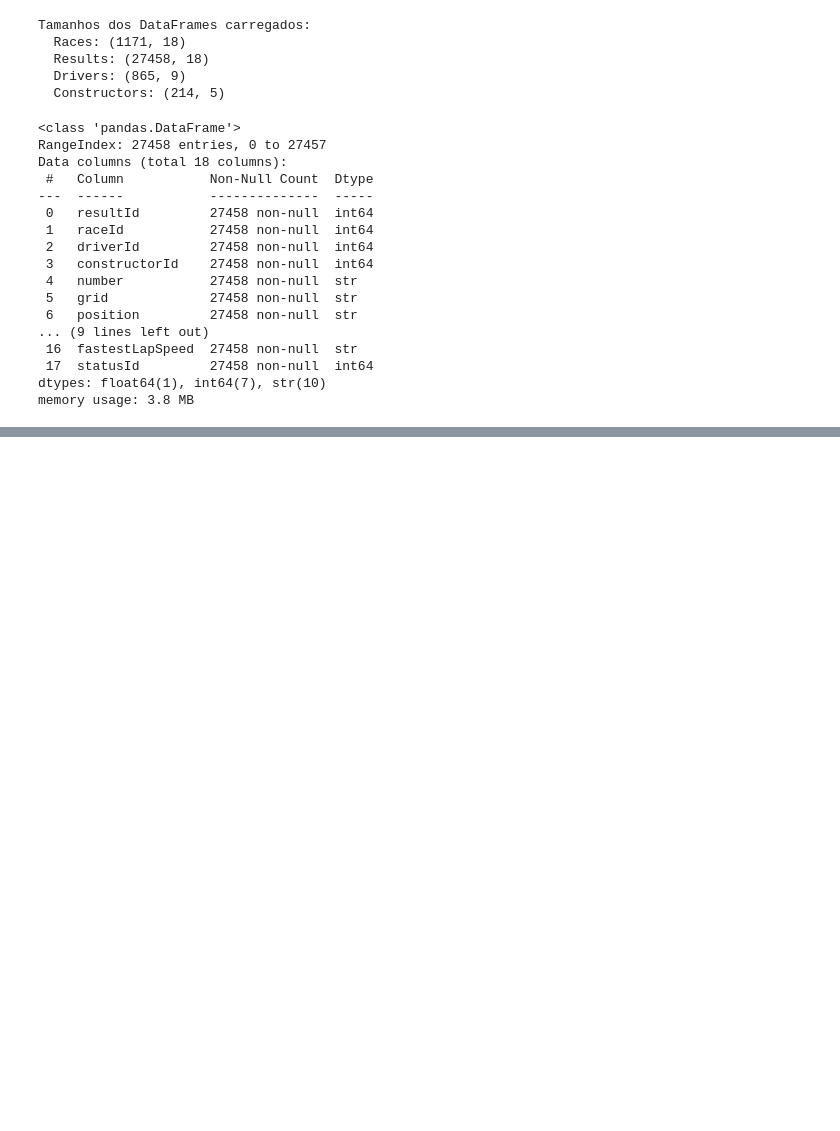
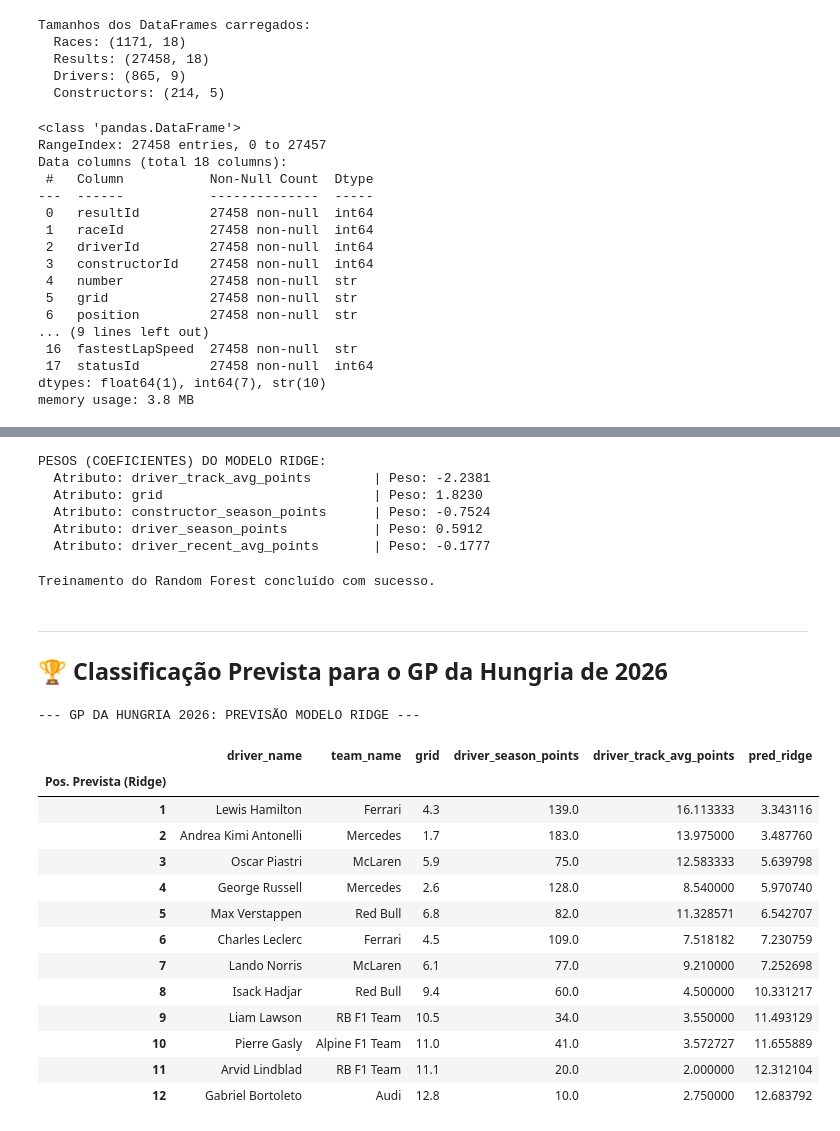
Before and after one commit to ThalesOfMiletus/f1-predict-race, a Jupyter notebook: analise_e_previsao_f1.ipynb, the cells around one changed output, grey strips where cells are left out. Saved outputs shown, nothing was run; the diff lists cells and outputs as text; code cells hidden in the pictures; blank space fills up the shorter version.

```diff
--- a/analise_e_previsao_f1.ipynb
+++ b/analise_e_previsao_f1.ipynb
@@ -500,0 +345,75 @@ plt.show()
+# %%
+# Treinamento da Regressão Ridge
+ridge_pipeline = Pipeline([
+    ('scaler', StandardScaler()),
+    ('model', Ridge(alpha=10.0))
+])
+ridge_pipeline.fit(X_train, y_train)
+
+# Exibição dos Coeficientes (Pesos)
+ridge_coefs = ridge_pipeline.named_steps['model'].coef_
+weights_df = pd.DataFrame({
+    'Atributo': X_train.columns,
+    'Coeficiente (Peso)': ridge_coefs
+}).sort_values(by='Coeficiente (Peso)', key=abs, ascending=False)
+
+print("PESOS (COEFICIENTES) DO MODELO RIDGE:")
+for row in weights_df.itertuples():
+    print(f"  Atributo: {row.Atributo:30s} | Peso: {row._2:.4f}")
+# %% [output]
+PESOS (COEFICIENTES) DO MODELO RIDGE:
+  Atributo: driver_track_avg_points        | Peso: -2.2381
+  Atributo: grid                           | Peso: 1.8230
+  Atributo: constructor_season_points      | Peso: -0.7524
+  Atributo: driver_season_points           | Peso: 0.5912
+  Atributo: driver_recent_avg_points       | Peso: -0.1777
+# %%
+# Treinamento do Random Forest Regressor
+rf_pipeline = Pipeline([
+    ('scaler', StandardScaler()),
+    ('model', RandomForestRegressor(n_estimators=100, random_state=42, max_depth=8))
+])
+rf_pipeline.fit(X_train, y_train)
+print("Treinamento do Random Forest concluído com sucesso.")
+# %% [output]
+Treinamento do Random Forest concluído com sucesso.
+# %% [markdown]
+---
+
+## 🏆 Classificação Prevista para o GP da Hungria de 2026
+# %%
+# Realizando as predições no conjunto de teste (X_pred)
+meta_pred['pred_ridge'] = ridge_pipeline.predict(X_pred)
+meta_pred['pred_rf'] = rf_pipeline.predict(X_pred)
+
+# Mapeamento de nomes de pilotos e equipes
+driver_names = dict(zip(drivers['driverId'], drivers['forename'] + ' ' + drivers['surname']))
+team_names = dict(zip(constructors['constructorId'], constructors['name']))
+meta_pred['driver_name'] = meta_pred['driverId'].map(driver_names)
+meta_pred['team_name'] = meta_pred['constructorId'].map(team_names)
+
+final_prediction = meta_pred.merge(X_pred, left_index=True, right_index=True)
+
+# Ranking do Modelo Ridge
+ridge_ranking = final_prediction.sort_values(by='pred_ridge').reset_index(drop=True)
+ridge_ranking.index = ridge_ranking.index + 1
+ridge_ranking.index.name = 'Pos. Prevista (Ridge)'
+
+print("--- GP DA HUNGRIA 2026: PREVISÃO MODELO RIDGE ---")
+ridge_ranking[['driver_name', 'team_name', 'grid', 'driver_season_points', 'driver_track_avg_points', 'pred_ridge']].head(12)
+# %% [output]
+--- GP DA HUNGRIA 2026: PREVISÃO MODELO RIDGE ---
+|  | driver_name | team_name | grid | driver_season_points | driver_track_avg_points | pred_ridge |
+| Pos. Prevista (Ridge) |  |  |  |  |  |  |
+| 1 | Lewis Hamilton | Ferrari | 4.3 | 139.0 | 16.113333 | 3.343116 |
+| 2 | Andrea Kimi Antonelli | Mercedes | 1.7 | 183.0 | 13.975000 | 3.487760 |
+| 3 | Oscar Piastri | McLaren | 5.9 | 75.0 | 12.583333 | 5.639798 |
+| 4 | George Russell | Mercedes | 2.6 | 128.0 | 8.540000 | 5.970740 |
+| 5 | Max Verstappen | Red Bull | 6.8 | 82.0 | 11.328571 | 6.542707 |
+| 6 | Charles Leclerc | Ferrari | 4.5 | 109.0 | 7.518182 | 7.230759 |
+| 7 | Lando Norris | McLaren | 6.1 | 77.0 | 9.210000 | 7.252698 |
+| 8 | Isack Hadjar | Red Bull | 9.4 | 60.0 | 4.500000 | 10.331217 |
+| 9 | Liam Lawson | RB F1 Team | 10.5 | 34.0 | 3.550000 | 11.493129 |
+| 10 | Pierre Gasly | Alpine F1 Team | 11.0 | 41.0 | 3.572727 | 11.655889 |
+| 11 | Arvid Lindblad | RB F1 Team | 11.1 | 20.0 | 2.000000 | 12.312104 |
+| 12 | Gabriel Bortoleto | Audi | 12.8 | 10.0 | 2.750000 | 12.683792 |
```
Also changed, not shown: parts of 36 cells of this notebook, 2 other files.
